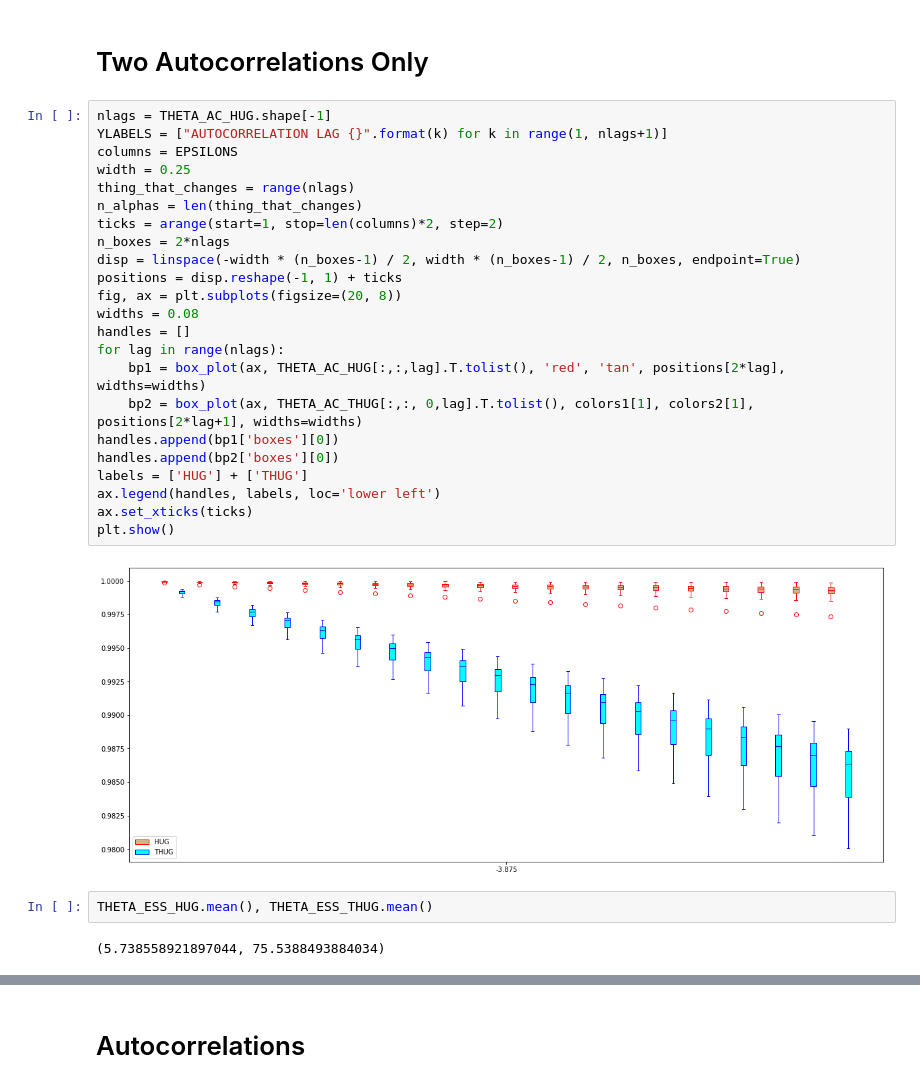
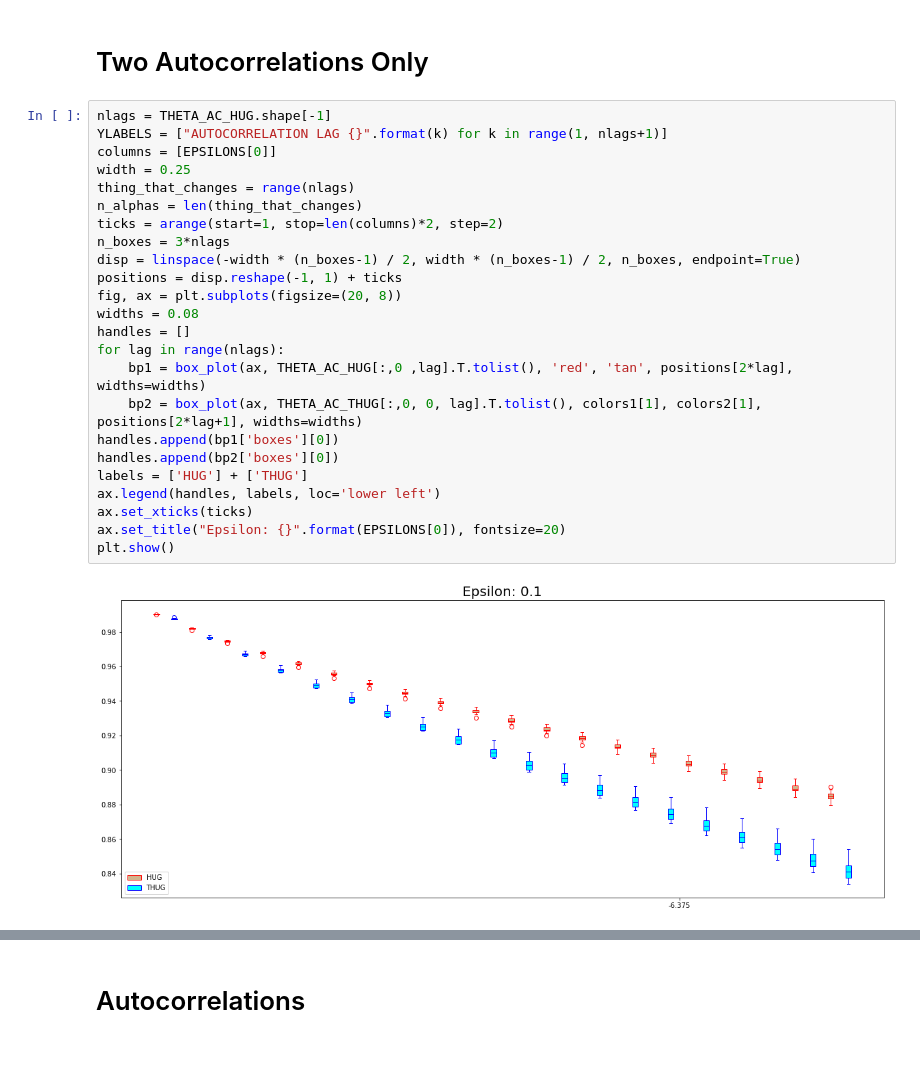
Before and after one commit to MauroCE/ManifoldSampling, a Jupyter notebook: EXPERIMENT 13 new.ipynb, the cells around one changed output, grey strips where cells are left out. Drawn from its saved outputs; the diff is of its cells as text; blank space fills up the shorter version.

```diff
--- a/EXPERIMENT 13 new.ipynb
+++ b/EXPERIMENT 13 new.ipynb
@@ -100,29 +100,26 @@ plt.show()
 # %%
 nlags = THETA_AC_HUG.shape[-1]
 YLABELS = ["AUTOCORRELATION LAG {}".format(k) for k in range(1, nlags+1)]
-columns = EPSILONS
+columns = [EPSILONS[0]]
 width = 0.25
 thing_that_changes = range(nlags)
 n_alphas = len(thing_that_changes)
 ticks = arange(start=1, stop=len(columns)*2, step=2)
-n_boxes = 2*nlags
+n_boxes = 3*nlags
 disp = linspace(-width * (n_boxes-1) / 2, width * (n_boxes-1) / 2, n_boxes, endpoint=True)
 positions = disp.reshape(-1, 1) + ticks
 fig, ax = plt.subplots(figsize=(20, 8))
 widths = 0.08
 handles = []
 for lag in range(nlags):
-    bp1 = box_plot(ax, THETA_AC_HUG[:,:,lag].T.tolist(), 'red', 'tan', positions[2*lag], widths=widths)
-    bp2 = box_plot(ax, THETA_AC_THUG[:,:, 0,lag].T.tolist(), colors1[1], colors2[1], positions[2*lag+1], widths=widths)
+    bp1 = box_plot(ax, THETA_AC_HUG[:,0 ,lag].T.tolist(), 'red', 'tan', positions[2*lag], widths=widths)
+    bp2 = box_plot(ax, THETA_AC_THUG[:,0, 0, lag].T.tolist(), colors1[1], colors2[1], positions[2*lag+1], widths=widths)
 handles.append(bp1['boxes'][0])
 handles.append(bp2['boxes'][0])
 labels = ['HUG'] + ['THUG']
 ax.legend(handles, labels, loc='lower left')
 ax.set_xticks(ticks)
+ax.set_title("Epsilon: {}".format(EPSILONS[0]), fontsize=20)
 plt.show()
 # %% [output]
-[figure, old version]
+[figure, new version]
-# %%
-THETA_ESS_HUG.mean(), THETA_ESS_THUG.mean()
-# %% [output]
-(5.738558921897044, 75.5388493884034)
```
Also changed, not shown: parts of 7 cells of this notebook, 27 other files.
